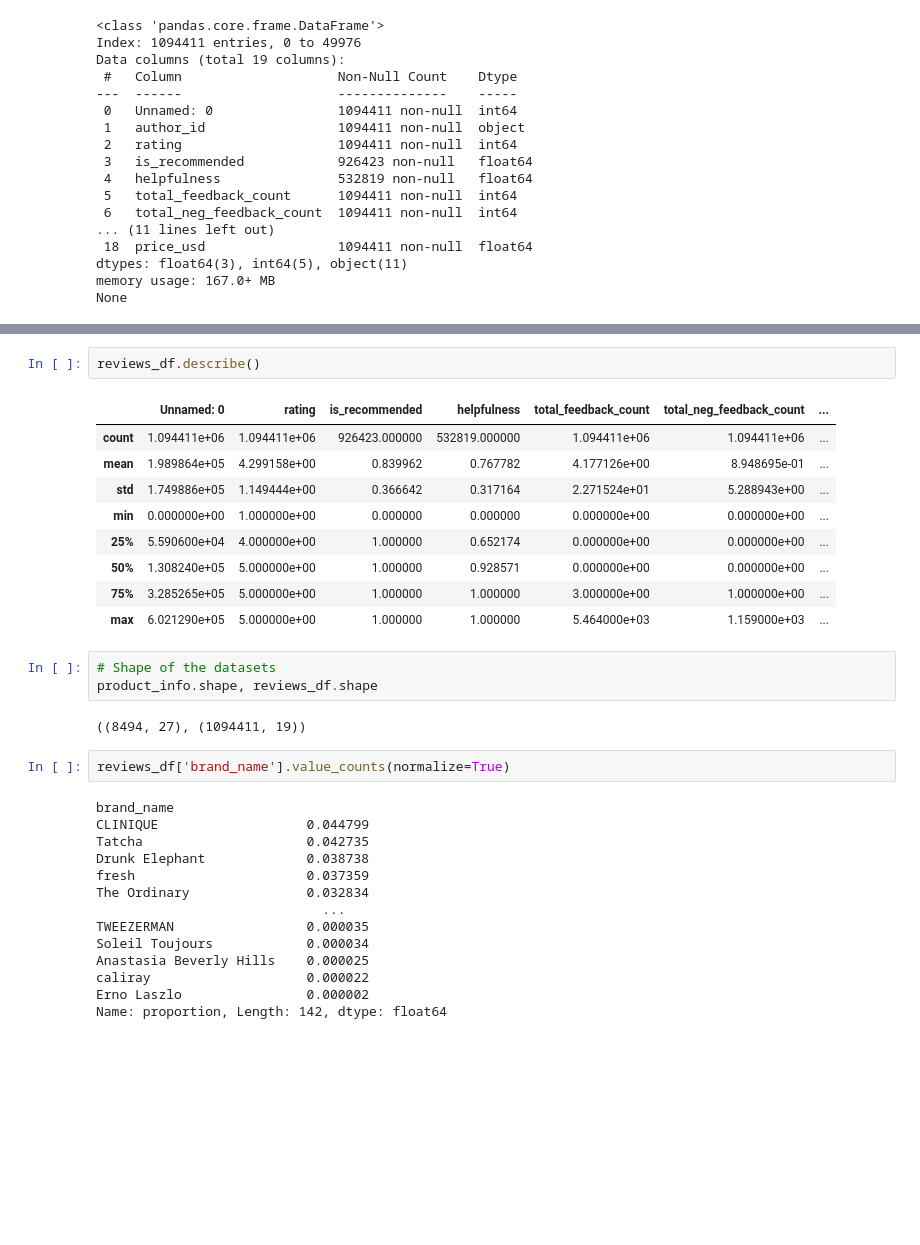
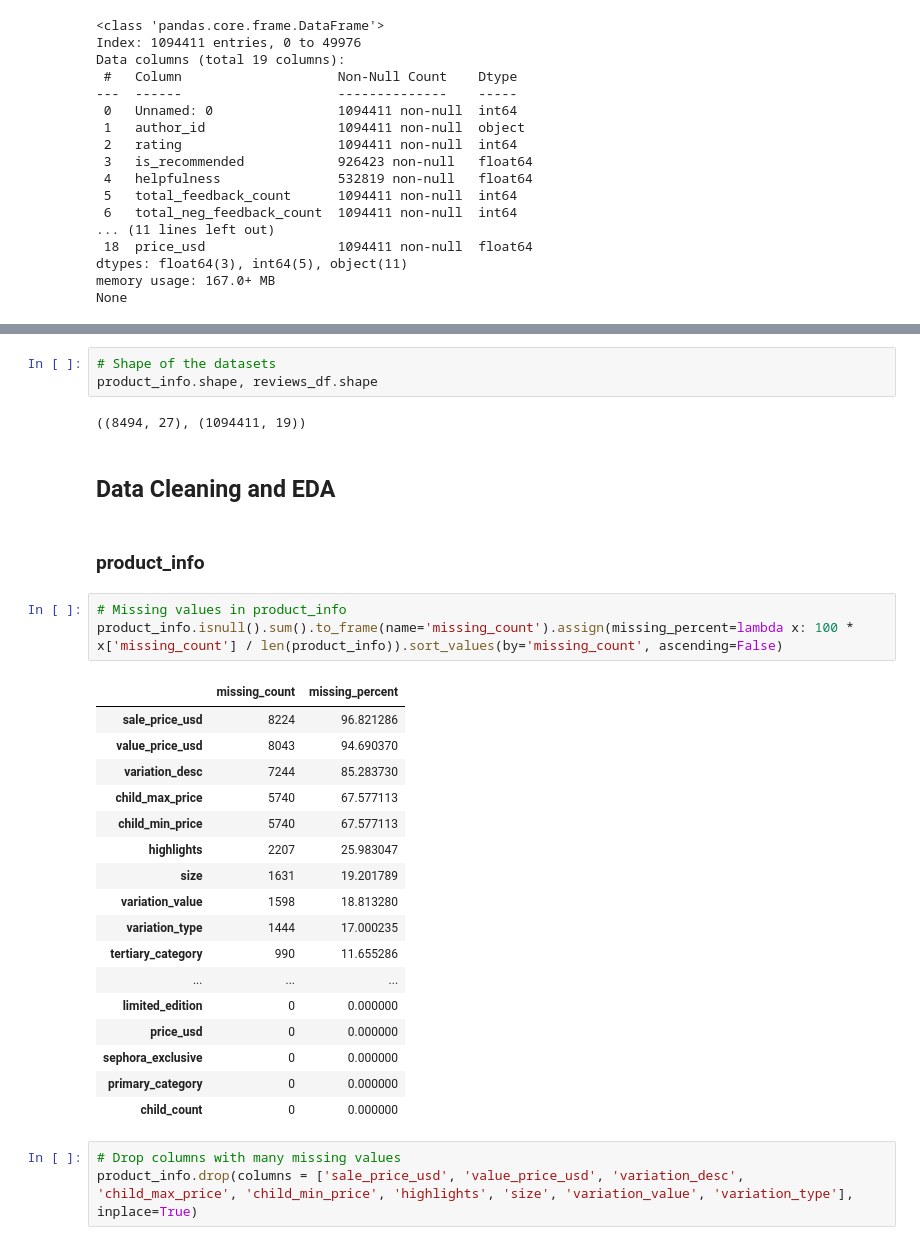
Before and after one commit to ellahoangsimonemlyon/recommender-systems, a Jupyter notebook: SRC/EDA.ipynb, the cells around one changed output, grey strips where cells are left out. Cells and saved outputs as stored; diff of their text form; blank space fills up the shorter version.

Commit message:
EDA and Cleaning

```diff
--- a/SRC/EDA.ipynb
+++ b/SRC/EDA.ipynb
@@ -81,33 +101,33 @@ product_info.describe()
-# %%
-reviews_df.describe()
-# %% [output]
-|  | Unnamed: 0 | rating | is_recommended | helpfulness | total_feedback_count | total_neg_feedback_count | ... |
-| count | 1.094411e+06 | 1.094411e+06 | 926423.000000 | 532819.000000 | 1.094411e+06 | 1.094411e+06 | ... |
-| mean | 1.989864e+05 | 4.299158e+00 | 0.839962 | 0.767782 | 4.177126e+00 | 8.948695e-01 | ... |
-| std | 1.749886e+05 | 1.149444e+00 | 0.366642 | 0.317164 | 2.271524e+01 | 5.288943e+00 | ... |
-| min | 0.000000e+00 | 1.000000e+00 | 0.000000 | 0.000000 | 0.000000e+00 | 0.000000e+00 | ... |
-| 25% | 5.590600e+04 | 4.000000e+00 | 1.000000 | 0.652174 | 0.000000e+00 | 0.000000e+00 | ... |
-| 50% | 1.308240e+05 | 5.000000e+00 | 1.000000 | 0.928571 | 0.000000e+00 | 0.000000e+00 | ... |
-| 75% | 3.285265e+05 | 5.000000e+00 | 1.000000 | 1.000000 | 3.000000e+00 | 1.000000e+00 | ... |
-| max | 6.021290e+05 | 5.000000e+00 | 1.000000 | 1.000000 | 5.464000e+03 | 1.159000e+03 | ... |
 # %%
 # Shape of the datasets
 product_info.shape, reviews_df.shape
 # %% [output]
 ((8494, 27), (1094411, 19))
-# %%
-reviews_df['brand_name'].value_counts(normalize=True)
-# %% [output]
-brand_name
-CLINIQUE                   0.044799
-Tatcha                     0.042735
-Drunk Elephant             0.038738
-fresh                      0.037359
-The Ordinary               0.032834
-                             ...
-TWEEZERMAN                 0.000035
-Soleil Toujours            0.000034
-Anastasia Beverly Hills    0.000025
-caliray                    0.000022
-Erno Laszlo                0.000002
-Name: proportion, Length: 142, dtype: float64
+# %% [markdown]
+## Data Cleaning and EDA
+# %% [markdown]
+### product_info
+# %%
+# Missing values in product_info
+product_info.isnull().sum().to_frame(name='missing_count').assign(missing_percent=lambda x: 100 * x['missing_count'] / len(product_info)).sort_values(by='missing_count', ascending=False)
+# %% [output]
+|  | missing_count | missing_percent |
+| sale_price_usd | 8224 | 96.821286 |
+| value_price_usd | 8043 | 94.690370 |
+| variation_desc | 7244 | 85.283730 |
+| child_max_price | 5740 | 67.577113 |
+| child_min_price | 5740 | 67.577113 |
+| highlights | 2207 | 25.983047 |
+| size | 1631 | 19.201789 |
+| variation_value | 1598 | 18.813280 |
+| variation_type | 1444 | 17.000235 |
+| tertiary_category | 990 | 11.655286 |
+| ... | ... | ... |
+| limited_edition | 0 | 0.000000 |
+| price_usd | 0 | 0.000000 |
+| sephora_exclusive | 0 | 0.000000 |
+| primary_category | 0 | 0.000000 |
+| child_count | 0 | 0.000000 |
+# %%
+# Drop columns with many missing values
+product_info.drop(columns = ['sale_price_usd', 'value_price_usd', 'variation_desc', 'child_max_price', 'child_min_price', 'highlights', 'size', 'variation_value', 'variation_type'], inplace=True)
```
Also changed, not shown: parts of 25 cells of this notebook.
